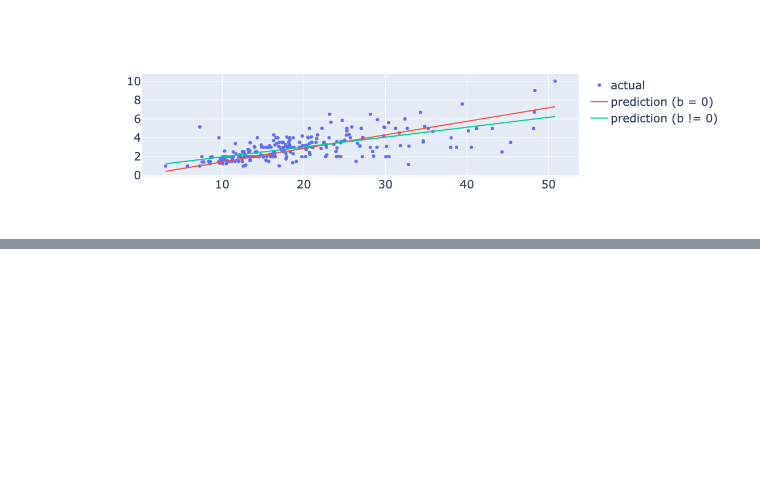
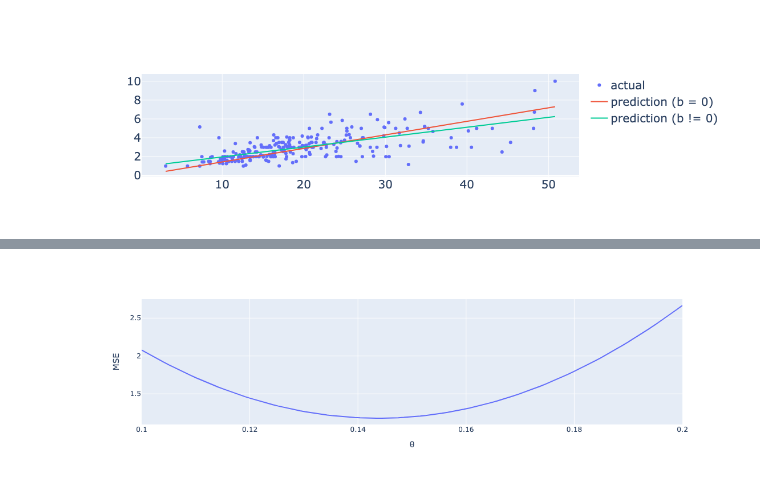
Before and after one commit to sudeepy/berkeley_ai_ml, a Jupyter notebook: Module 7/Playground.ipynb, the cells around one changed output, grey strips where cells are left out. Saved outputs shown, nothing was run; the diff lists cells and outputs as text; code cells hidden in the pictures; blank space fills up the shorter version.

```diff
--- a/Module 7/Playground.ipynb
+++ b/Module 7/Playground.ipynb
@@ -84,3 +84,6 @@ fig.add_trace(go.Scatter(x=data['total_bill'], y=data['prediction_with_intercept
 fig.update_layout(font_size=20)
 # %% [output]
 [figure]
+# %%
+data['l2_loss'] = (data['tip'] - data['prediction']) ** 2
+data.head(5)
@@ -86,0 +114,3 @@ fig.update_layout(font_size=20)
+# %%
+def mse_given_theta(theta):
+    return mean_squared_error(data['tip'], data['total_bill'] * theta)
@@ -86,0 +121,3 @@ fig.update_layout(font_size=20)
+# %%
+thetas = np.linspace(0.1, 0.2, 100)
+thetas
@@ -86,0 +145,3 @@ fig.update_layout(font_size=20)
+# %%
+mses = [mse_given_theta(theta) for theta in thetas]
+mses
@@ -86,0 +166,8 @@ fig.update_layout(font_size=20)
+# %%
+fig = px.line(x=thetas, y=mses)
+fig.update_layout(
+    xaxis_title='θ',
+    yaxis_title='MSE',
+)
+# %% [output]
+[figure, added]
```
Also changed, not shown: parts of 8 cells of this notebook.
